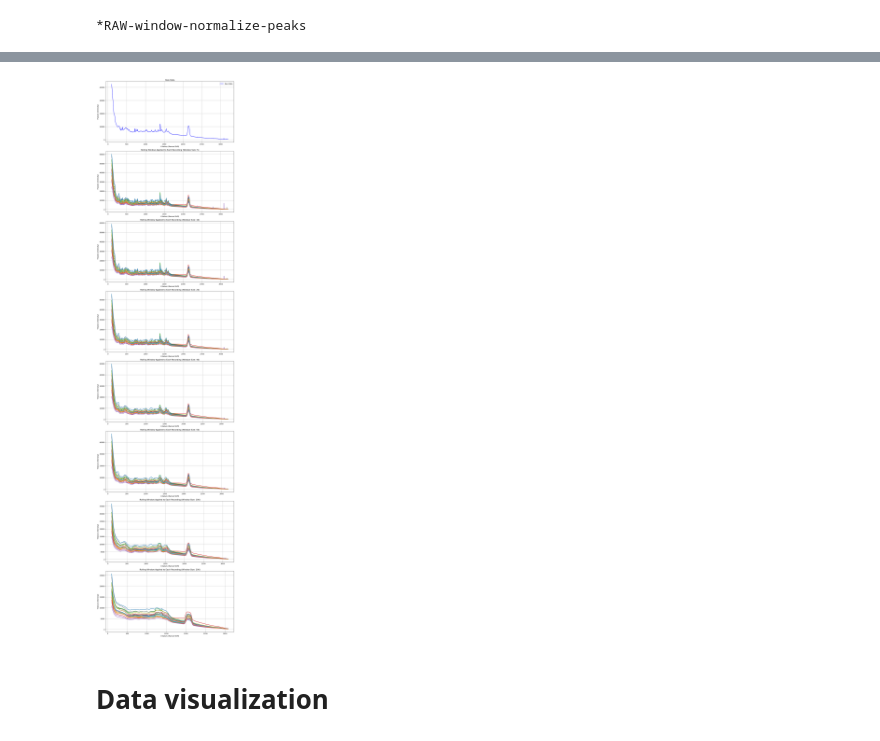
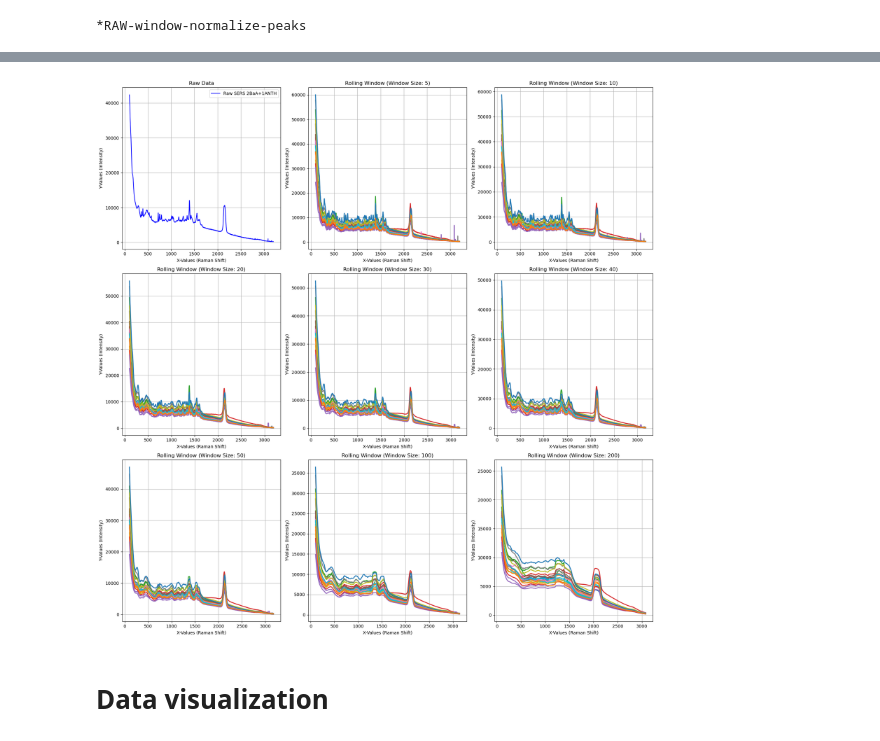
Before and after one commit to paipeline/Machine-Learning-Methods-for-Separating-and-Classifying-Chemical-Constituents, a Jupyter notebook: src/data_fig.ipynb, the cells around one changed output, grey strips where cells are left out. Cells and saved outputs as stored; diff of their text form; code cells hidden in the pictures.

Commit message:
FIX m iteration visualization

```diff
--- a/src/data_fig.ipynb
+++ b/src/data_fig.ipynb
@@ -3,29 +3,20 @@ import os
 import matplotlib.pyplot as plt
 from preprocessor import Preprocessor
 
-# Set your working directory and initialize the Preprocessor
 os.chdir("C:\\Users\\23675\\OneDrive - UW-Madison\\Desktop\\research final")
-pre_processor = Preprocessor(file_path='raw_dataset\SERS 2BaA+1ANTH.xlsx',
-                             m=10, threshold=20, mat_iteration=100, windows_size=10, prominence=0.02)
-
-# Load raw data using the pre_processor instance
+pre_processor = Preprocessor(file_path='raw_dataset\SERS 2BaA+1ANTH.xlsx', m=10, threshold=20, mat_iteration=100, windows_size=10, prominence=0.02)
 x_values, y_values_dict = pre_processor.load_raw_data(pre_processor.file_path)
-
-# Apply rolling window smoothing
 y_smoothed_dict = pre_processor.apply_rolling_window(y_values_dict)
 
-# First plot: Raw Data
 plt.figure(figsize=(12, 6))
 for sample_name, y_values in y_values_dict.items():
     plt.plot(x_values, y_values, label=f"{sample_name} Raw")
 plt.title("Raw Data Visualization for SERS 2BaA+1ANTH")
 plt.xlabel("X-Values (Raman Shift)")
 plt.ylabel("Y-Values (Intensity)")
-plt.legend(loc='upper right')
 plt.grid(True)
 plt.show()
 
-# Second plot: Rolling Window Smoothed Data
 plt.figure(figsize=(12, 6))
 for sample_name, y_smoothed in y_smoothed_dict.items():
     plt.plot(x_values, y_smoothed, label=f"{sample_name} Smoothed")
@@ -34,6 +25,8 @@ plt.xlabel("X-Values (Raman Shift)")
 plt.ylabel("Y-Values (Intensity)")
 plt.grid(True)
 plt.show()
+#save figure
+plt.savefig("Rolling Window Smoothed Data Visualization for SERS 2BaA+1ANTH.png")
 # %% [output]
 *RAW-window-normalize-peaks
 raw-*WINDOW-normalize-peaks
@@ -42,50 +36,43 @@ raw-*WINDOW-normalize-peaks
 # %%
 import os
+import matplotlib.pyplot as plt
+import pandas as pd
 from preprocessor import Preprocessor
-import matplotlib.pyplot as plt
-# Set your working directory and initialize the Preprocessor
+
 os.chdir("C:\\Users\\23675\\OneDrive - UW-Madison\\Desktop\\research final")
 pre_processor = Preprocessor(file_path='raw_dataset\SERS 2BaA+1ANTH.xlsx',
-                             m=10, threshold=20, mat_iteration=100, windows_size=10, prominence=0.02)
+                             m=10, threshold=20, mat_iteration=100, windows_size=5, prominence=0.02)
 
-# Load raw data using the pre_processor instance
 x_values, y_values_dict = pre_processor.load_raw_data(pre_processor.file_path)
 
-# Calculate the mean of the raw data
+window_sizes = [5, 10, 20, 30, 40, 50, 100, 200]
+
+fig, axes = plt.subplots(3, 3, figsize=(18, 18))
+
 y_mean_raw = pd.DataFrame(y_values_dict).mean(axis=1)
+axes[0, 0].plot(x_values, y_mean_raw, label='Raw SERS 2BaA+1ANTH', color='blue')
+axes[0, 0].set_title('Raw Data')
+axes[0, 0].set_xlabel('X-Values (Raman Shift)')
 
-# Define the window sizes
-window_sizes = [5, 10, 20, 40, 50, 100, 200]
+axes[0, 0].set_ylabel('Y-Values (Intensity)')
 
-# Plotting
-fig, axes = plt.subplots(len(window_sizes) + 1, 1, figsize=(12, 6 * (len(window_sizes) + 1)))  # rows = len(window_sizes) + 1, columns = 1
+axes[0, 0].legend()
+axes[0, 0].grid(True)
 
-# Raw Data Plot
-axes[0].plot(x_values, y_mean_raw, label='Raw Data', color='blue')
-axes[0].set_title('Raw Data')
-axes[0].set_xlabel('X-Values (Raman Shift)')
-axes[0].set_ylabel('Y-Values (Intensity)')
-axes[0].legend()
-axes[0].grid(True)
-
-# Iterate over the window sizes and generate plots
 for i, window_size in enumerate(window_sizes):
-    # Apply a rolling window to each recording
+    row, col = divmod(i + 1, 3)
     for sample_name, y_values in y_values_dict.items():
         y_rolling = y_values.rolling(window=window_size).mean()
+        axes[row, col].plot(x_values, y_rolling, label=f'{sample_name} (Window Size: {window_size})', linewidth=2)
 
-        # Rolling Window Plot
-        axes[i + 1].plot(x_values, y_rolling, label=f'{sample_name} (Window Size: {window_size})', linewidth=2)
-    axes[i + 1].set_title(f'Rolling Window Applied to Each Recording (Window Size: {window_size})')
-    axes[i + 1].set_xlabel('X-Values (Raman Shift)')
-    axes[i + 1].set_ylabel('Y-Values (Intensity)')
-    axes[i + 1].grid(True)
+    axes[row, col].set_title(f'Rolling Window (Window Size: {window_size})')
+    axes[row, col].set_xlabel('X-Values (Raman Shift)')
+    axes[row, col].set_ylabel('Y-Values (Intensity)')
+    axes[row, col].grid(True)
 
-# Adjust layout to prevent overlap
 plt.tight_layout()
 plt.show()
 
-# save the image to fig folder
-fig.savefig('fig\\Rolling Window Applied to Each Recording.png', dpi=300)
+fig.savefig('fig\\Subplots with Raw and Rolling Window SERS 2BaA+1ANTH.xlsx.png', dpi=300)
 # %% [output]
 *RAW-window-normalize-peaks
@@ -93,4 +79,4 @@ fig.savefig('fig\\Rolling Window Applied to Each Recording.png', dpi=300)
-[figure, old version]
+[figure, new version]
 # %% [markdown]
 # Data visualization
 # %%
```
Also changed, not shown: parts of 6 cells of this notebook, 7 other files.
